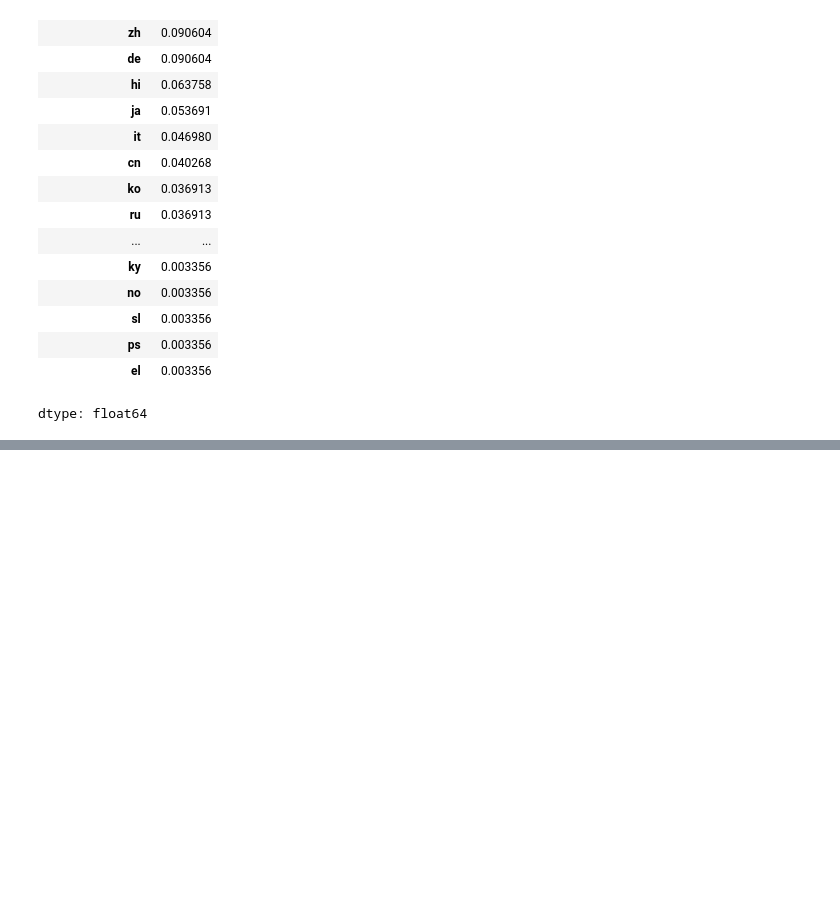
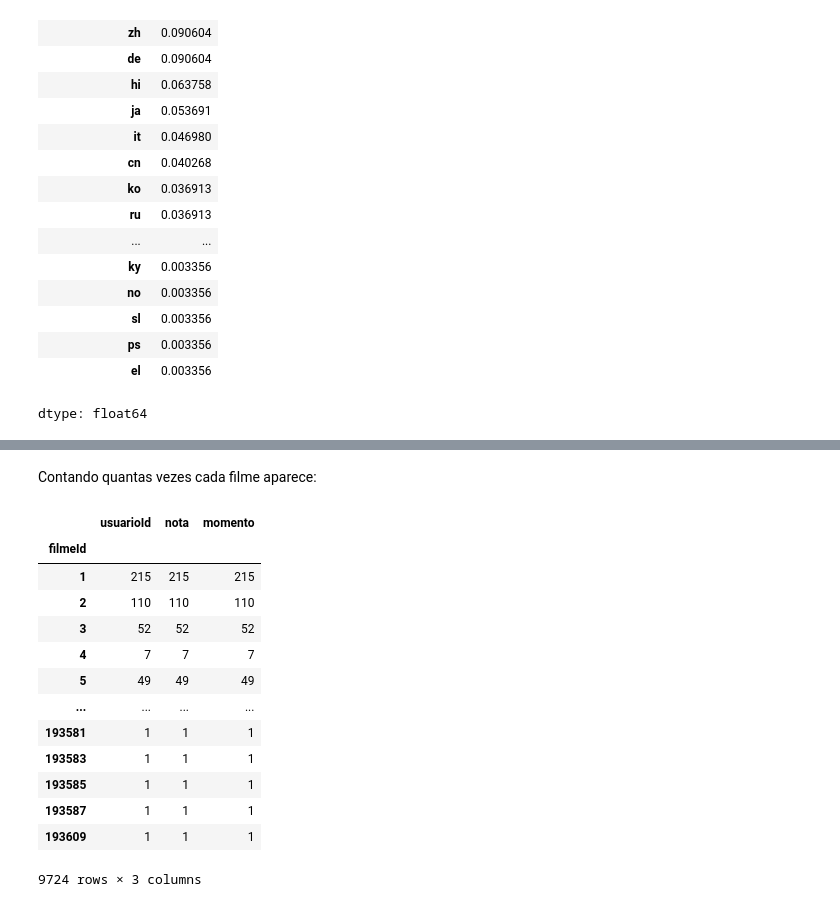
Before and after one commit to Camillabgarcia/data_science, a Jupyter notebook: Explorando_e_analisando_dados_1.ipynb, the cells around one changed output, grey strips where cells are left out. Cells and saved outputs as stored; diff of their text form; code cells hidden in the pictures; blank space fills up the shorter version.

```diff
--- a/Explorando_e_analisando_dados_1.ipynb
+++ b/Explorando_e_analisando_dados_1.ipynb
@@ -493,0 +547,19 @@ dtype: float64
+# %% [markdown]
+Contando quantas vezes cada filme aparece:
+# %%
+notas.groupby('filmeId').count()
+# %% [output]
+|  | usuarioId | nota | momento |
+| filmeId |  |  |  |
+| 1 | 215 | 215 | 215 |
+| 2 | 110 | 110 | 110 |
+| 3 | 52 | 52 | 52 |
+| 4 | 7 | 7 | 7 |
+| 5 | 49 | 49 | 49 |
+| ... | ... | ... | ... |
+| 193581 | 1 | 1 | 1 |
+| 193583 | 1 | 1 | 1 |
+| 193585 | 1 | 1 | 1 |
+| 193587 | 1 | 1 | 1 |
+| 193609 | 1 | 1 | 1 |
+9724 rows × 3 columns
```
Also changed, not shown: parts of 12 cells of this notebook.
